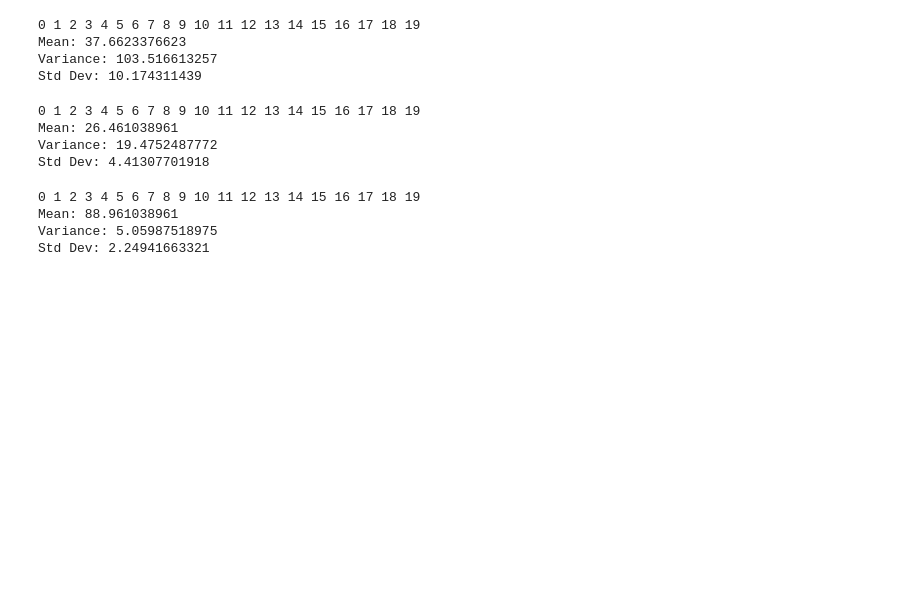
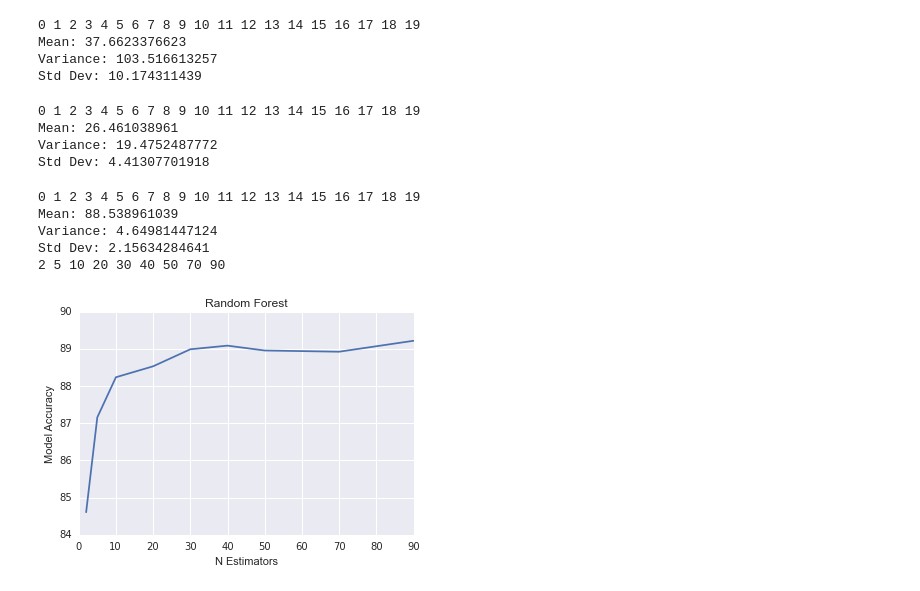
Before and after one commit to gzhang01/cs181practicals, a Jupyter notebook: practical2/testsuite.ipynb, the cells around one changed output. Cells and saved outputs as stored; diff of their text form; code cells hidden in the pictures; blank space fills up the shorter version.

Commit message:
Add more ensemble models, plots of n_estimators

```diff
--- a/practical2/testsuite.ipynb
+++ b/practical2/testsuite.ipynb
@@ -27,10 +34,11 @@ def calcAccuracy(pred, obs):
             correct += 1
     return 100.0 * correct / pred.shape[0]
 # %%
-def crossValidation(n, model):
+def crossValidation(n, model, prnt=True):
     """
     n: number of cross validation folds
     model: model that we will use. Must have model.fit and model.predict
+    prnt: whether or not to print results, bool
     """
     # Determines size of blocks
     dataSize = data.shape[0]
@@ -40,7 +48,8 @@ def crossValidation(n, model):
     accuracy = []
 
     for i in xrange(n):
-        print i,
+        if prnt:
+            print i,
         # Calculate start and end indices of validation data
         start = i * blockSize
         end = start + blockSize
@@ -66,11 +75,31 @@ def crossValidation(n, model):
 
         # Calculate accuracy
         accuracy.append(calcAccuracy(classPred, classTest))
-
-    print ""  # this is to make a new line
-    print "Mean: " + str(np.mean(accuracy))
-    print "Variance: " + str(np.var(accuracy))
-    print "Std Dev: " + str(np.std(accuracy))
+    if prnt:
+        print ""  # this is to make a new line
+        print "Mean: " + str(np.mean(accuracy))
+        print "Variance: " + str(np.var(accuracy))
+        print "Std Dev: " + str(np.std(accuracy))
+    return np.mean(accuracy)
+# %%
+def test_n_estimators(n, model, estimators, title):
+    """
+    Tests and plots a number of estimators on a model
+    n: number of folds for cross validation
+    model: model to fit/predict
+    estimators: array of potential estimator values for plotting
+    """
+    results = []
+
+    for e in estimators:
+        print e,
+        m = model(n_estimators=e)
+        results.append(crossValidation(n, m, prnt=False))
+
+    plt.plot(estimators, results)
+    plt.title(title)
+    plt.xlabel("N Estimators")
+    plt.ylabel("Model Accuracy")
 # %%
 crossValidation(20, GGM())
 # %% [output]
@@ -90,12 +119,15 @@ Std Dev: 4.41307701918
 # %%
 # random forest classifier
 RF = RandomForestClassifier()
 crossValidation(20, RF)
+test_n_estimators(30, RandomForestClassifier, [2, 5, 10, 20, 30, 40, 50, 70, 90], title="Random Forest")
 # %% [output]
 0 1 2 3 4 5 6 7 8 9 10 11 12 13 14 15 16 17 18 19
-Mean: 88.961038961
-Variance: 5.05987518975
-Std Dev: 2.24941663321
+Mean: 88.538961039
+Variance: 4.64981447124
+Std Dev: 2.15634284641
+2 5 10 20 30 40 50 70 90
+[figure, added]
 # %%
 # adaboost classifier
 AB = AdaBoostClassifier()
```
Also changed, not shown: parts of 4 cells of this notebook.
